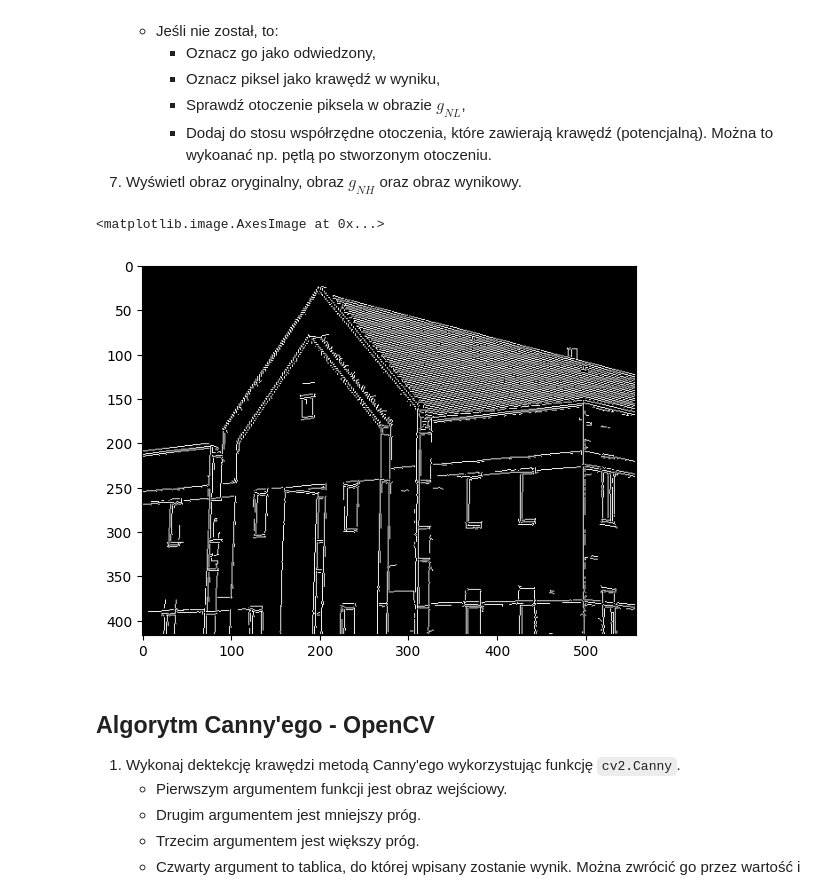
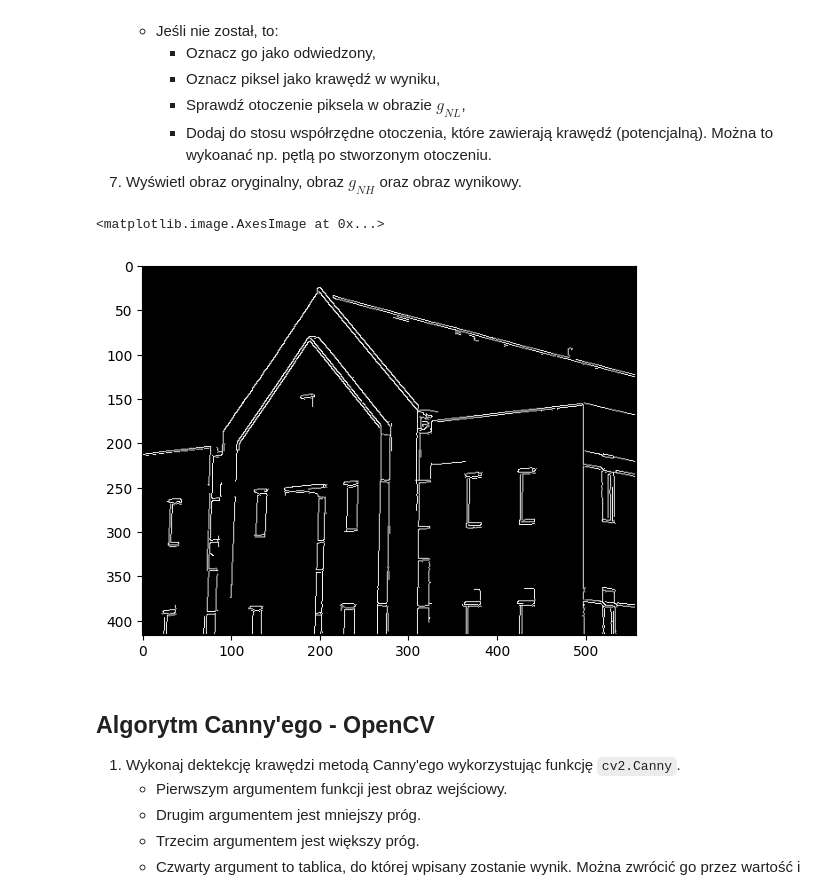
Before and after one commit to bartex-bartex/POC, a Jupyter notebook: lab9/09_Canny.ipynb, the cells around one changed output. Saved outputs shown, nothing was run; the diff lists cells and outputs as text; code cells hidden in the pictures.

```diff
--- a/lab9/09_Canny.ipynb
+++ b/lab9/09_Canny.ipynb
@@ -285,11 +285,11 @@ def canny_custom(img, TL, TH):
     return output
 # %%
 #7
-res = canny_custom(house, 50, 100)
+res = canny_custom(house, 100, 200)
 plt.imshow(res, cmap='gray')
 # %% [output]
 <matplotlib.image.AxesImage at 0x...>
-[figure, old version]
+[figure, new version]
 # %% [markdown]
 ## Algorytm Canny'ego - OpenCV
 
```
Also changed, not shown: parts of 2 cells of this notebook, 14 other files.
